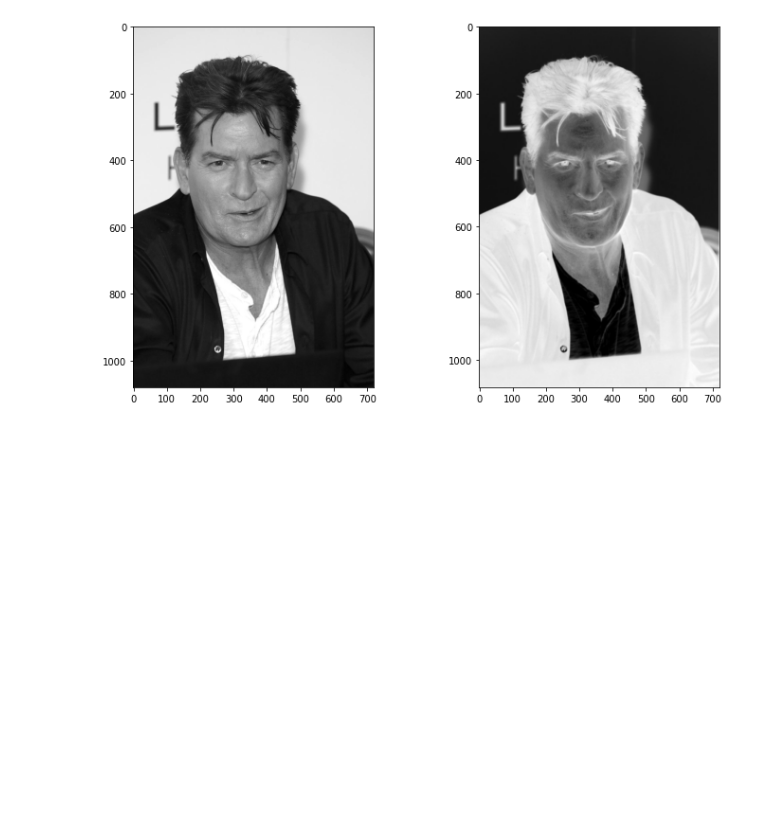
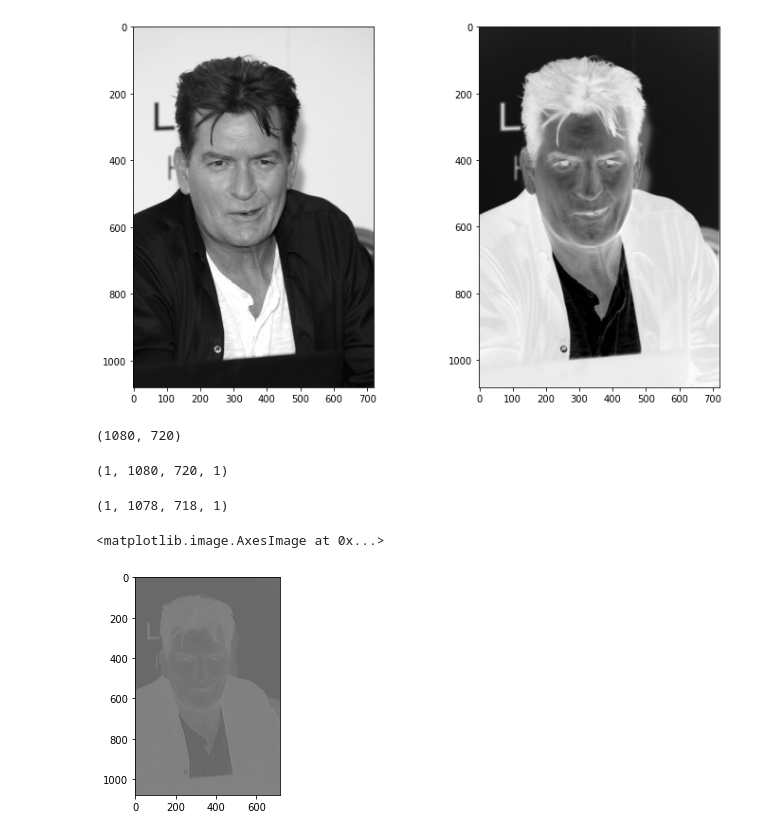
Before and after one commit to pad2012/Python2A, a Jupyter notebook: Dzien11/pad2021_cnn_intro_01.ipynb, the cells around one changed output. Saved outputs shown, nothing was run; the diff lists cells and outputs as text; code cells hidden in the pictures; blank space fills up the shorter version.

```diff
--- a/Dzien11/pad2021_cnn_intro_01.ipynb
+++ b/Dzien11/pad2021_cnn_intro_01.ipynb
@@ -158,0 +163,26 @@ convolve_image(img_gray, kernel)
+# %%
+CS_SIZE = img_gray.shape
+CS_SIZE
+# %% [output]
+(1080, 720)
+# %%
+model = Sequential()
+model.add(
+    Conv2D(filters=1, kernel_size=(3,3), input_shape=(1080, 720, 1) )
+)
+# %%
+img_convert = img_gray.reshape(1, 1080, 720, 1)
+img_convert.shape
+# %% [output]
+(1, 1080, 720, 1)
+# %%
+result = model.predict(img_convert)
+result.shape
+# %% [output]
+(1, 1078, 718, 1)
+# %%
+result = result.squeeze()
+plt.imshow(result, 'gray')
+# %% [output]
+<matplotlib.image.AxesImage at 0x...>
+[figure, added]
```
Also changed, not shown: parts of 5 cells of this notebook, 1 other file.
